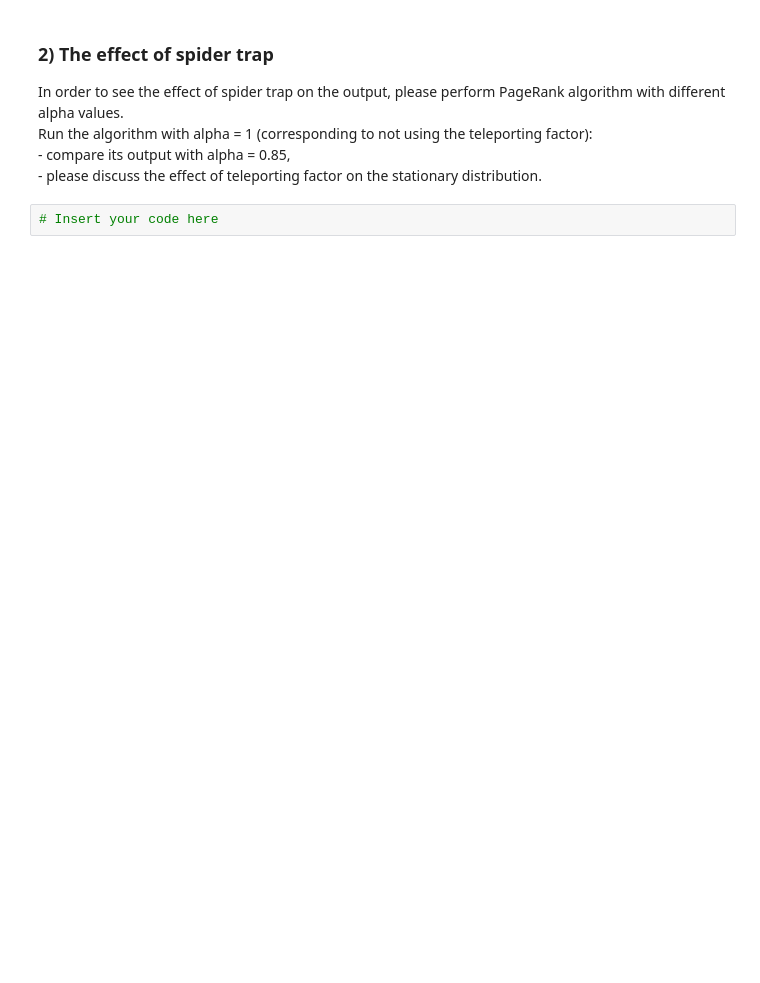
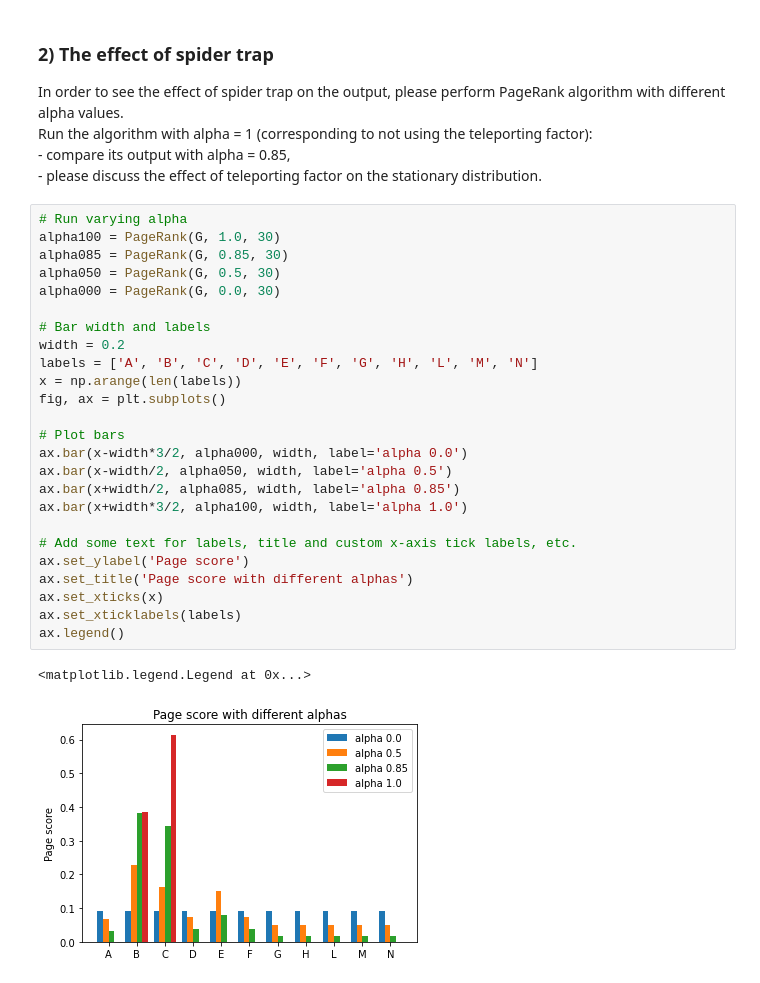
Before and after one commit to fiose/ISC, a Jupyter notebook: assignment_3/assignment3.ipynb, the cells around one changed output. Drawn from its saved outputs; the diff is of its cells as text; blank space fills up the shorter version.

```diff
--- a/assignment_3/assignment3.ipynb
+++ b/assignment_3/assignment3.ipynb
@@ -219,5 +267,31 @@ In order to see the effect of spider trap on the output, please perform PageRank
 Run the algorithm with alpha = 1 (corresponding to not using the teleporting factor):<br>
     - compare its output with alpha = 0.85, <br>
     - please discuss the effect of teleporting factor on the stationary distribution.
-# %%
-# Insert your code here
+# %%
+# Run varying alpha
+alpha100 = PageRank(G, 1.0, 30)
+alpha085 = PageRank(G, 0.85, 30)
+alpha050 = PageRank(G, 0.5, 30)
+alpha000 = PageRank(G, 0.0, 30)
+
+# Bar width and labels
+width = 0.2
+labels = ['A', 'B', 'C', 'D', 'E', 'F', 'G', 'H', 'L', 'M', 'N']
+x = np.arange(len(labels))
+fig, ax = plt.subplots()
+
+# Plot bars
+ax.bar(x-width*3/2, alpha000, width, label='alpha 0.0')
+ax.bar(x-width/2, alpha050, width, label='alpha 0.5')
+ax.bar(x+width/2, alpha085, width, label='alpha 0.85')
+ax.bar(x+width*3/2, alpha100, width, label='alpha 1.0')
+
+# Add some text for labels, title and custom x-axis tick labels, etc.
+ax.set_ylabel('Page score')
+ax.set_title('Page score with different alphas')
+ax.set_xticks(x)
+ax.set_xticklabels(labels)
+ax.legend()
+# %% [output]
+<matplotlib.legend.Legend at 0x...>
+[figure, added]
```
Also changed, not shown: parts of 13 cells of this notebook, 1 other file.
